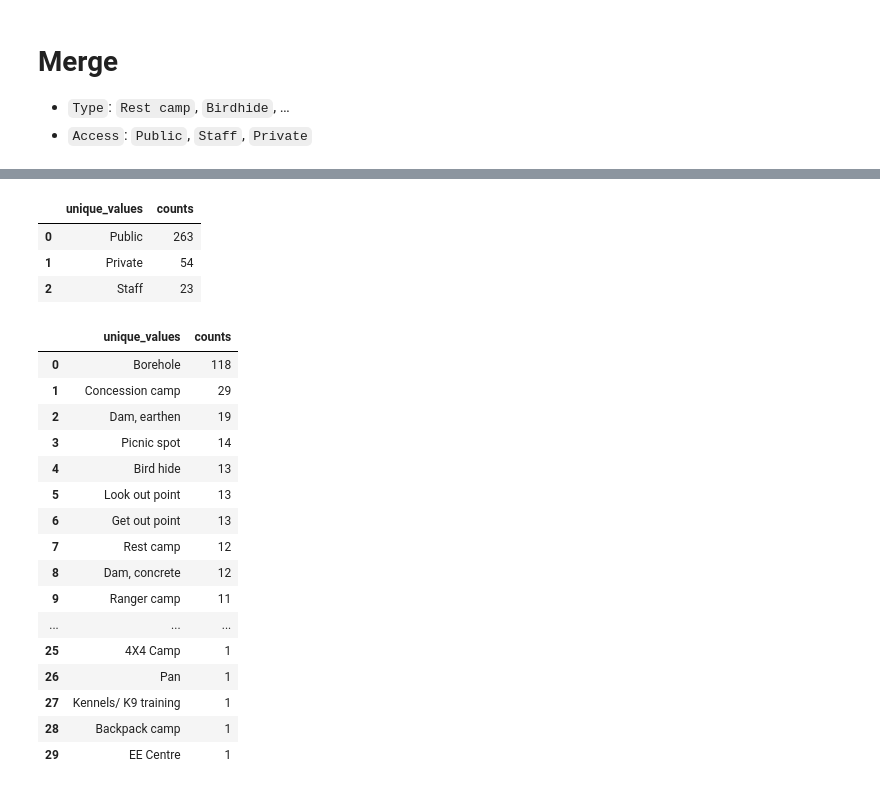
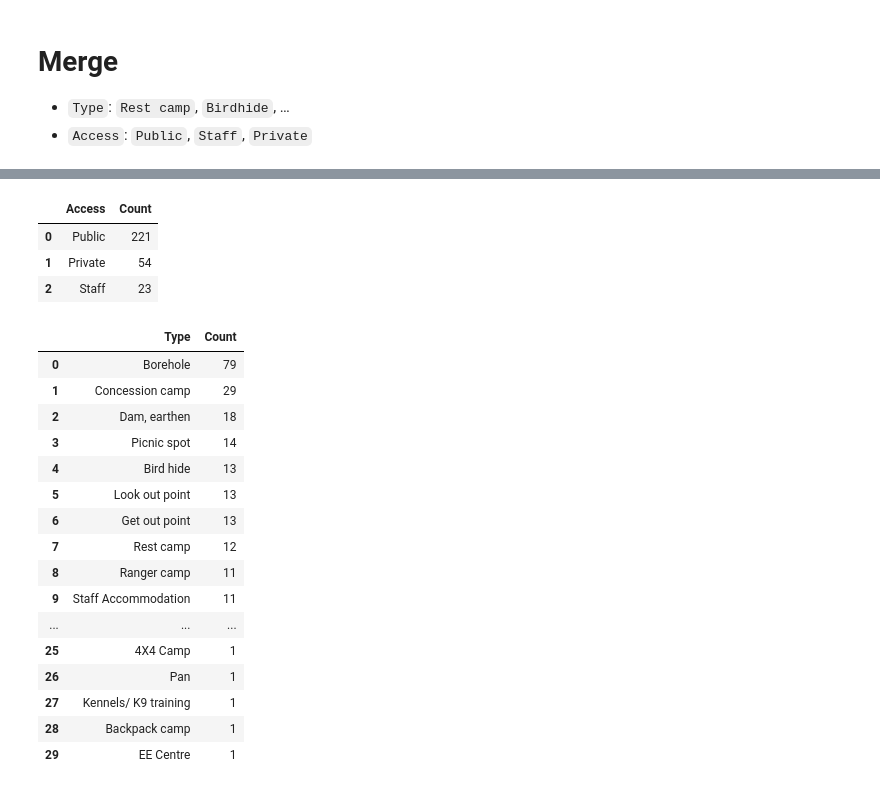
Before and after one commit to MARS-Group-HAW/model-knp-traffic, a Jupyter notebook: Scenarios/KrugerNationalParkBox/sanparks_res/pois/POI Merge.ipynb, the cells around one changed output, grey strips where cells are left out. Cells and saved outputs as stored; diff of their text form; code cells hidden in the pictures.

```diff
--- a/Scenarios/KrugerNationalParkBox/sanparks_res/pois/POI Merge.ipynb
+++ b/Scenarios/KrugerNationalParkBox/sanparks_res/pois/POI Merge.ipynb
@@ -169,0 +281,9 @@ gdf_sites.head()
+# %%
+sites_duplicates: Series = gdf_sites.duplicated(subset=['Name'], keep='first').value_counts()
+
+if True in sites_duplicates:
+    sites_duplicate_count: int = sites_duplicates[True]
+    gdf_sites.drop_duplicates(subset=['Name'], inplace=True)
+    print(f"{sites_duplicate_count} duplicates removed from sites dataset.")
+else:
+    print("No duplicates in sites dataset.")
@@ -226,0 +367,9 @@ gdf_waterpoints.head()
+# %%
+waterpoints_duplicates: Series = gdf_waterpoints.duplicated(subset=['Name'], keep='first').value_counts()
+
+if True in waterpoints_duplicates:
+    waterpoints_duplicate_count: int = waterpoints_duplicates[True]
+    gdf_waterpoints.drop_duplicates(subset=['Name'], inplace=True)
+    print(f"{waterpoints_duplicate_count} duplicates removed from waterpoints dataset.")
+else:
+    print("No duplicates in waterpoints dataset.")
@@ -246,3 +396,2 @@ gdf.head()
 # %%
-gdf['lon'] = gdf['geometry'].x
-gdf['lat'] = gdf['geometry'].y
+gdf['Lon'], gdf['Lat'] = gdf['Geometry'].x, gdf['Geometry'].y
@@ -257,3 +414,10 @@ gdf2.to_file("../../resources/pois.geojson", driver='GeoJSON')
 # %%
+gdf.set_geometry('Geometry', inplace=True, crs='EPSG:4326')
 gdf.plot()
+
+plt.title('KNP POIs')
+plt.xlabel('Longitude')
+plt.ylabel('Latitude')
+
+plt.show()
 # %% [output]
@@ -262,24 +425,24 @@ gdf.plot()
 # %%
-gdf['Access'].value_counts(dropna=False).rename_axis('unique_values').reset_index(name='counts')
+gdf['Access'].value_counts(dropna=False).rename_axis('Access').reset_index(name='Count')
 # %% [output]
-|  | unique_values | counts |
-| 0 | Public | 263 |
+|  | Access | Count |
+| 0 | Public | 221 |
 | 1 | Private | 54 |
 | 2 | Staff | 23 |
 # %%
-gdf['Type'].value_counts(dropna=False).rename_axis('unique_values').reset_index(name='counts')
+gdf['Type'].value_counts(dropna=False).rename_axis('Type').reset_index(name='Count')
 # %% [output]
-|  | unique_values | counts |
-| 0 | Borehole | 118 |
+|  | Type | Count |
+| 0 | Borehole | 79 |
 | 1 | Concession camp | 29 |
-| 2 | Dam, earthen | 19 |
+| 2 | Dam, earthen | 18 |
 | 3 | Picnic spot | 14 |
 | 4 | Bird hide | 13 |
 | 5 | Look out point | 13 |
 | 6 | Get out point | 13 |
 | 7 | Rest camp | 12 |
-| 8 | Dam, concrete | 12 |
-| 9 | Ranger camp | 11 |
+| 8 | Ranger camp | 11 |
+| 9 | Staff Accommodation | 11 |
 | ... | ... | ... |
 | 25 | 4X4 Camp | 1 |
 | 26 | Pan | 1 |
```
Also changed, not shown: parts of 31 cells of this notebook, 2 other files.
